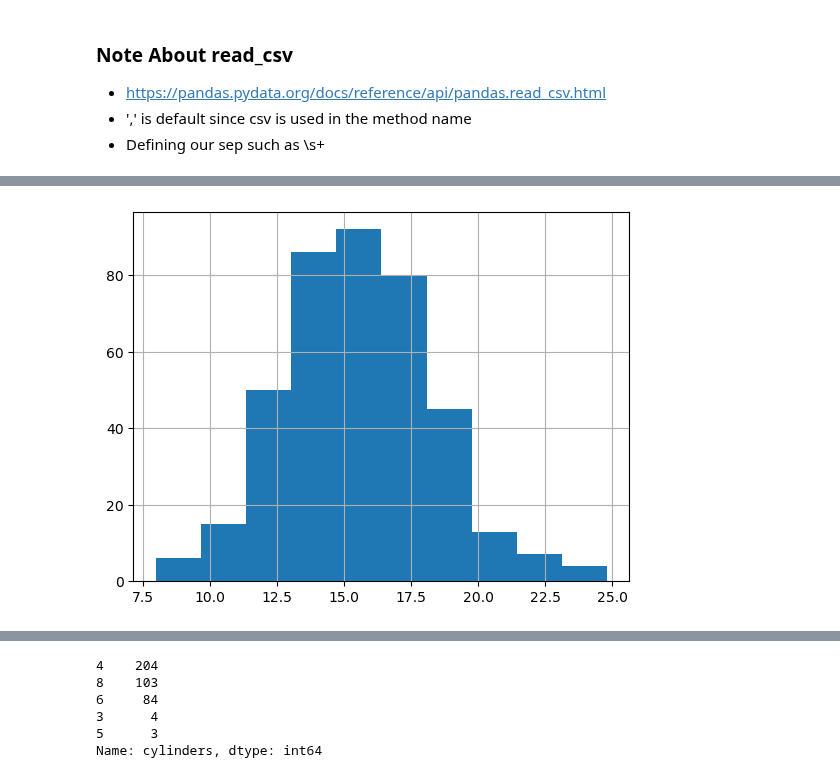
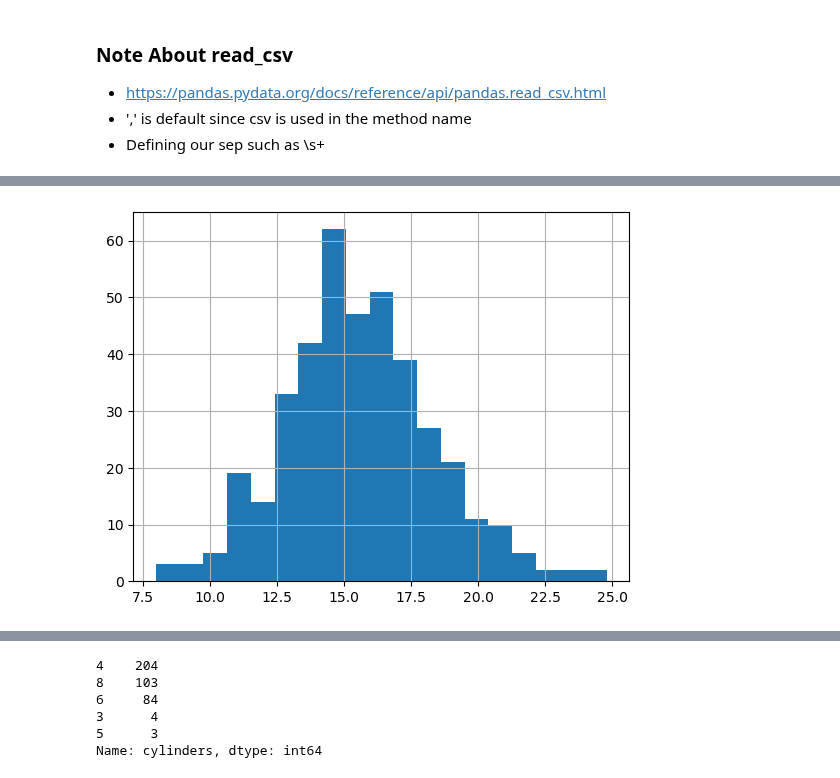
Before and after one commit to gitmystuff/DSChunks, a Jupyter notebook: Data Analysis.ipynb, the cells around one changed output, grey strips where cells are left out. Cells and saved outputs as stored; diff of their text form; code cells hidden in the pictures.

```diff
--- a/Data Analysis.ipynb
+++ b/Data Analysis.ipynb
@@ -52,6 +52,6 @@ memory usage: 28.1+ KB
 None
 # %%
 # example of univariate histogram
-cars['acceleration'].hist();
+cars['acceleration'].hist(bins='auto');
 # %% [output]
-[figure, old version]
+[figure, new version]
```
Also changed, not shown: parts of 2 cells of this notebook, 2 other files.
